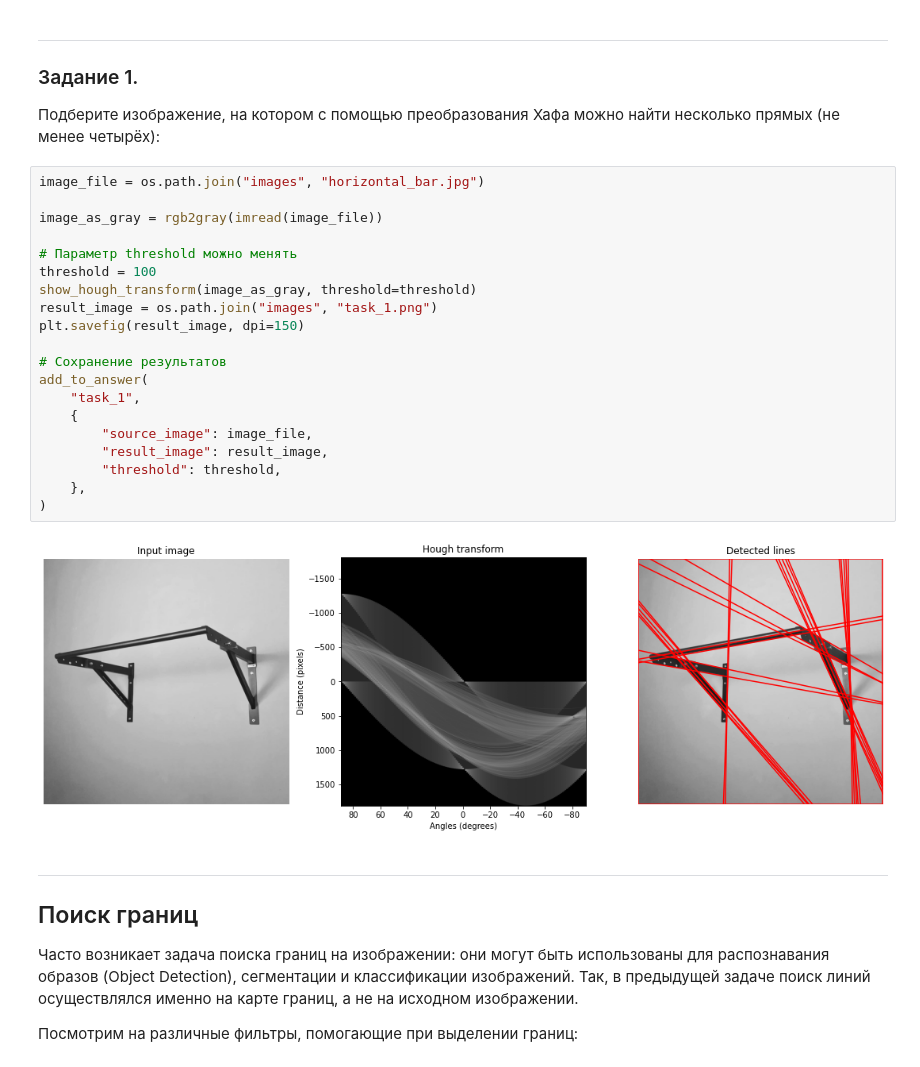
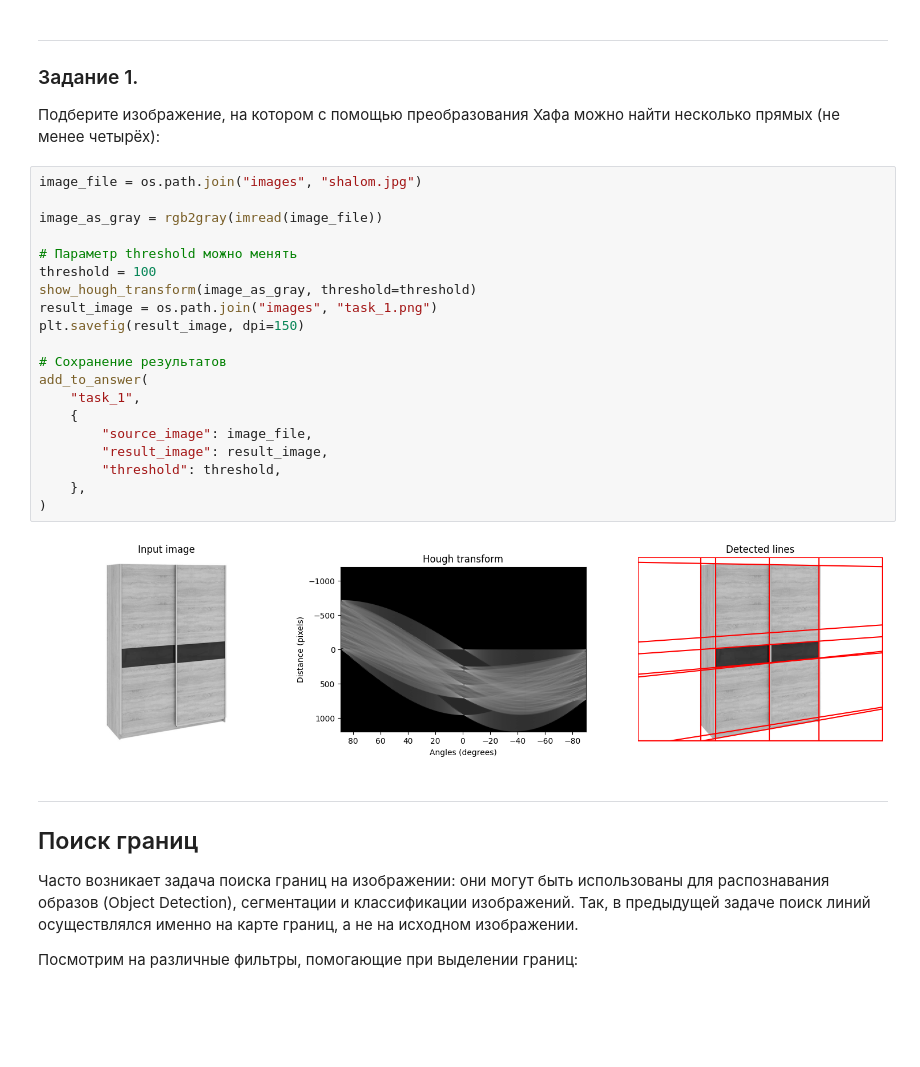
Before and after one commit to naschastliv/sem_gap_second, a Jupyter notebook: second_image_processing.ipynb, the cells around one changed output. Saved outputs shown, nothing was run; the diff lists cells and outputs as text; blank space fills up the shorter version.

```diff
--- a/second_image_processing.ipynb
+++ b/second_image_processing.ipynb
@@ -112,27 +117,27 @@ show_hough_transform(cube, threshold=100)
 
 Подберите изображение, на котором с помощью преобразования Хафа можно найти несколько прямых (не менее четырёх):
 # %%
-image_file = os.path.join("images", "horizontal_bar.jpg")
+image_file = os.path.join("images", "shalom.jpg")
 
 image_as_gray = rgb2gray(imread(image_file))
 
 # Параметр threshold можно менять
 threshold = 100
 show_hough_transform(image_as_gray, threshold=threshold)
 result_image = os.path.join("images", "task_1.png")
 plt.savefig(result_image, dpi=150)
 
 # Сохранение результатов
 add_to_answer(
     "task_1",
     {
         "source_image": image_file,
         "result_image": result_image,
         "threshold": threshold,
     },
 )
 # %% [output]
-[figure, old version]
+[figure, new version]
 # %% [markdown]
 ---
 
```
Also changed, not shown: parts of 6 cells of this notebook, 14 other files.
